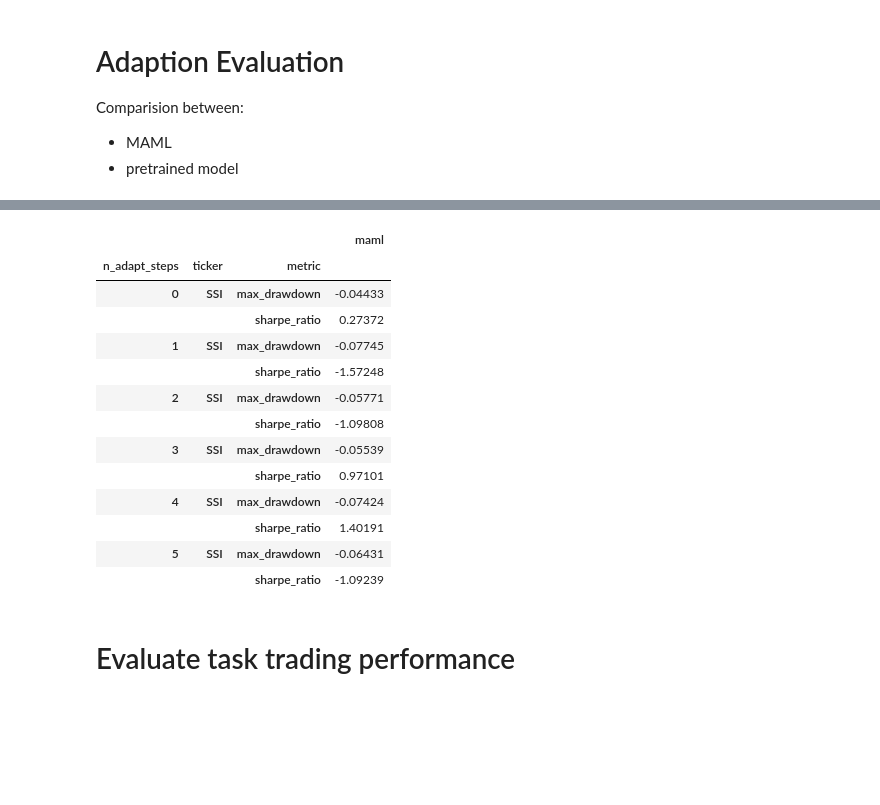
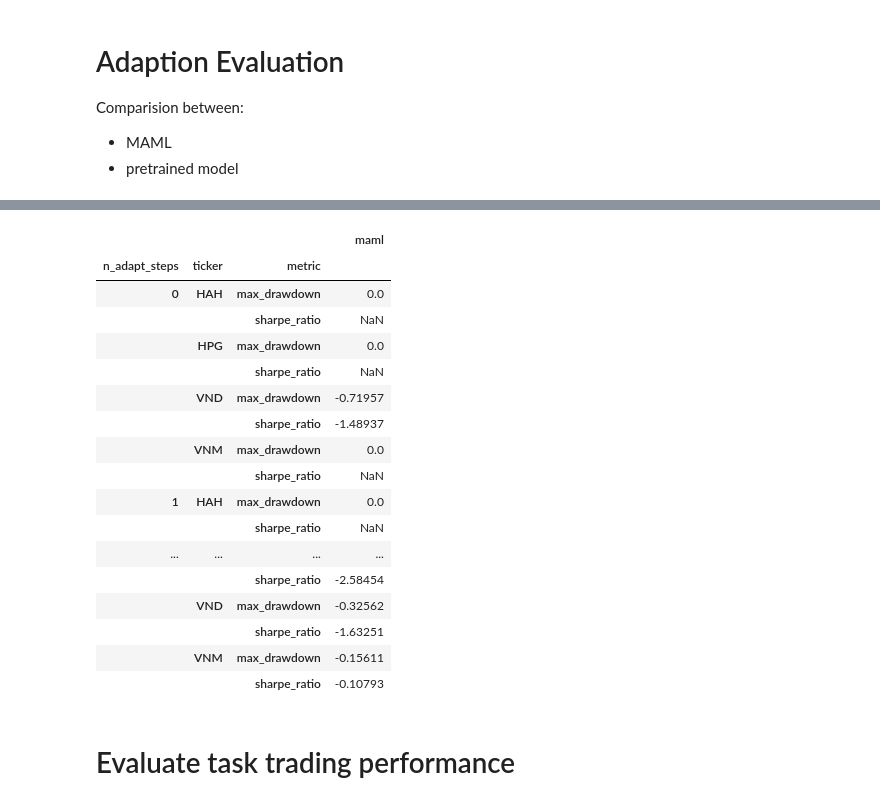
Before and after one commit to minhmanminhman/stock-env, a Jupyter notebook: notebooks/evaluate_adaption.ipynb, the cells around one changed output, grey strips where cells are left out. Saved outputs shown, nothing was run; the diff lists cells and outputs as text; code cells hidden in the pictures; blank space fills up the shorter version.

```diff
--- a/notebooks/evaluate_adaption.ipynb
+++ b/notebooks/evaluate_adaption.ipynb
@@ -64,7 +61,7 @@ ARGS_PATH = "../configs/maml.yaml"
 ENV_ID = "VNALL-v0"
 METHODS_STATE_DICT = {
     "random": None,
-    "maml": "../model/maml_sp500_20221218_112927.pth",
+    "maml": "../model/maml_sp500_20221222_115520.pth",
 }
 exp = ExperimentManager(
     args_path=ARGS_PATH, env_id=ENV_ID, methods_state_dict=METHODS_STATE_DICT
@@ -120,10 +112,12 @@ fig = px.line(
 )
 fig.show()
 # %%
+TASKS = ['HAH', 'HPG', 'VND', 'VNM']
+
 trading_performance, params = exp.mass_trading_performance(
     methods=["maml"],
-    maybe_num_tasks=["SSI"],
-    total_adapt_steps=5,
+    maybe_num_tasks=TASKS,
+    total_adapt_steps=3,
 )
 trading_performance
 # %% [output]
@@ -160,20 +141,24 @@ Ticker: SSI, from date 2022-11-03 00:00:00 to date 2022-12-16 00:00:00
 # %%
-trading_performance.loc[(slice(0,5), ["SSI"], ("sharpe_ratio", "max_drawdown")), :].sort_index()
+trading_performance.loc[(slice(0,5), TASKS, ("sharpe_ratio", "max_drawdown")), :].sort_index()
 # %% [output]
 |  |  |  | maml |
 | n_adapt_steps | ticker | metric |  |
-| 0 | SSI | max_drawdown | -0.04433 |
-|  |  | sharpe_ratio | 0.27372 |
-| 1 | SSI | max_drawdown | -0.07745 |
-|  |  | sharpe_ratio | -1.57248 |
-| 2 | SSI | max_drawdown | -0.05771 |
-|  |  | sharpe_ratio | -1.09808 |
-| 3 | SSI | max_drawdown | -0.05539 |
-|  |  | sharpe_ratio | 0.97101 |
-| 4 | SSI | max_drawdown | -0.07424 |
-|  |  | sharpe_ratio | 1.40191 |
-| 5 | SSI | max_drawdown | -0.06431 |
-|  |  | sharpe_ratio | -1.09239 |
+| 0 | HAH | max_drawdown | 0.0 |
+|  |  | sharpe_ratio | NaN |
+|  | HPG | max_drawdown | 0.0 |
+|  |  | sharpe_ratio | NaN |
+|  | VND | max_drawdown | -0.71957 |
+|  |  | sharpe_ratio | -1.48937 |
+|  | VNM | max_drawdown | 0.0 |
+|  |  | sharpe_ratio | NaN |
+| 1 | HAH | max_drawdown | 0.0 |
+|  |  | sharpe_ratio | NaN |
+| ... | ... | ... | ... |
+|  |  | sharpe_ratio | -2.58454 |
+|  | VND | max_drawdown | -0.32562 |
+|  |  | sharpe_ratio | -1.63251 |
+|  | VNM | max_drawdown | -0.15611 |
+|  |  | sharpe_ratio | -0.10793 |
 # %% [markdown]
 # Evaluate task trading performance
 # %%
```
Also changed, not shown: parts of 6 cells of this notebook.
